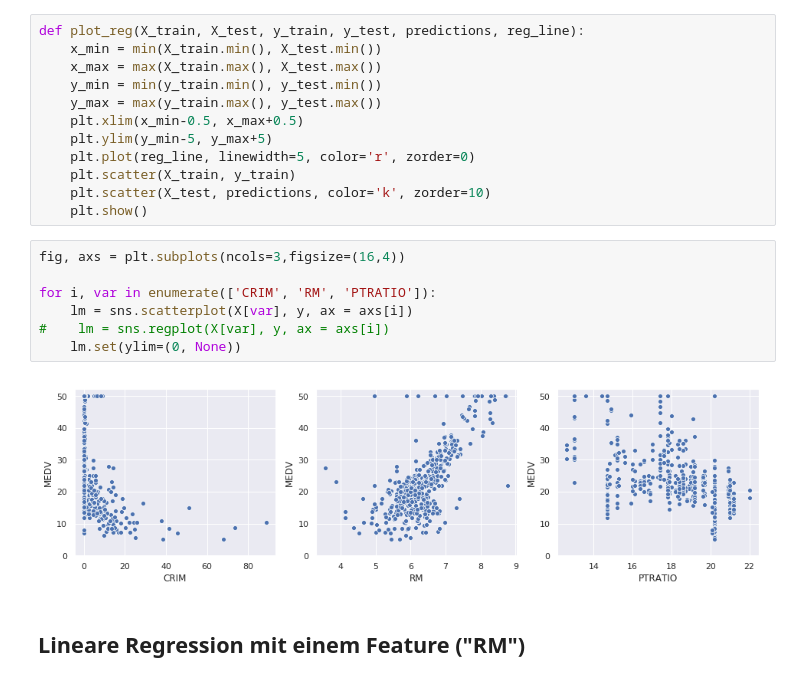
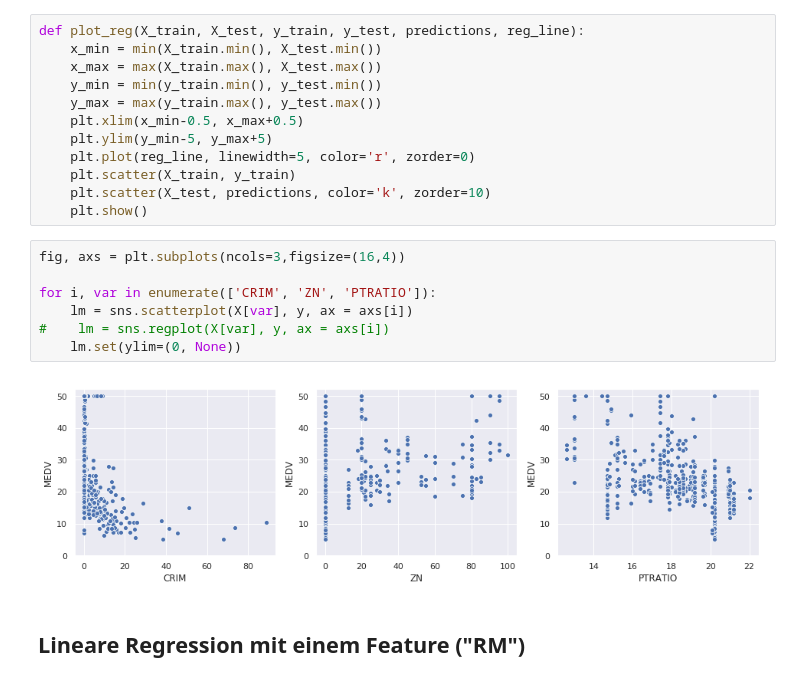
Before and after one commit to fxmuelle/zp-ml-jupyter, a Jupyter notebook: linear_regression.ipynb, the cells around one changed output. Drawn from its saved outputs; the diff is of its cells as text.

```diff
--- a/linear_regression.ipynb
+++ b/linear_regression.ipynb
@@ -100,12 +100,12 @@ def plot_reg(X_train, X_test, y_train, y_test, predictions, reg_line):
 # %%
 fig, axs = plt.subplots(ncols=3,figsize=(16,4))
 
-for i, var in enumerate(['CRIM', 'RM', 'PTRATIO']):
+for i, var in enumerate(['CRIM', 'ZN', 'PTRATIO']):
     lm = sns.scatterplot(X[var], y, ax = axs[i])
 #    lm = sns.regplot(X[var], y, ax = axs[i])
     lm.set(ylim=(0, None))
 # %% [output]
-[figure, old version]
+[figure, new version]
 # %% [markdown]
 ## Lineare Regression mit einem Feature ("RM")
 # %% [markdown]
```
Also changed, not shown: parts of 21 cells of this notebook, 1 other file.
